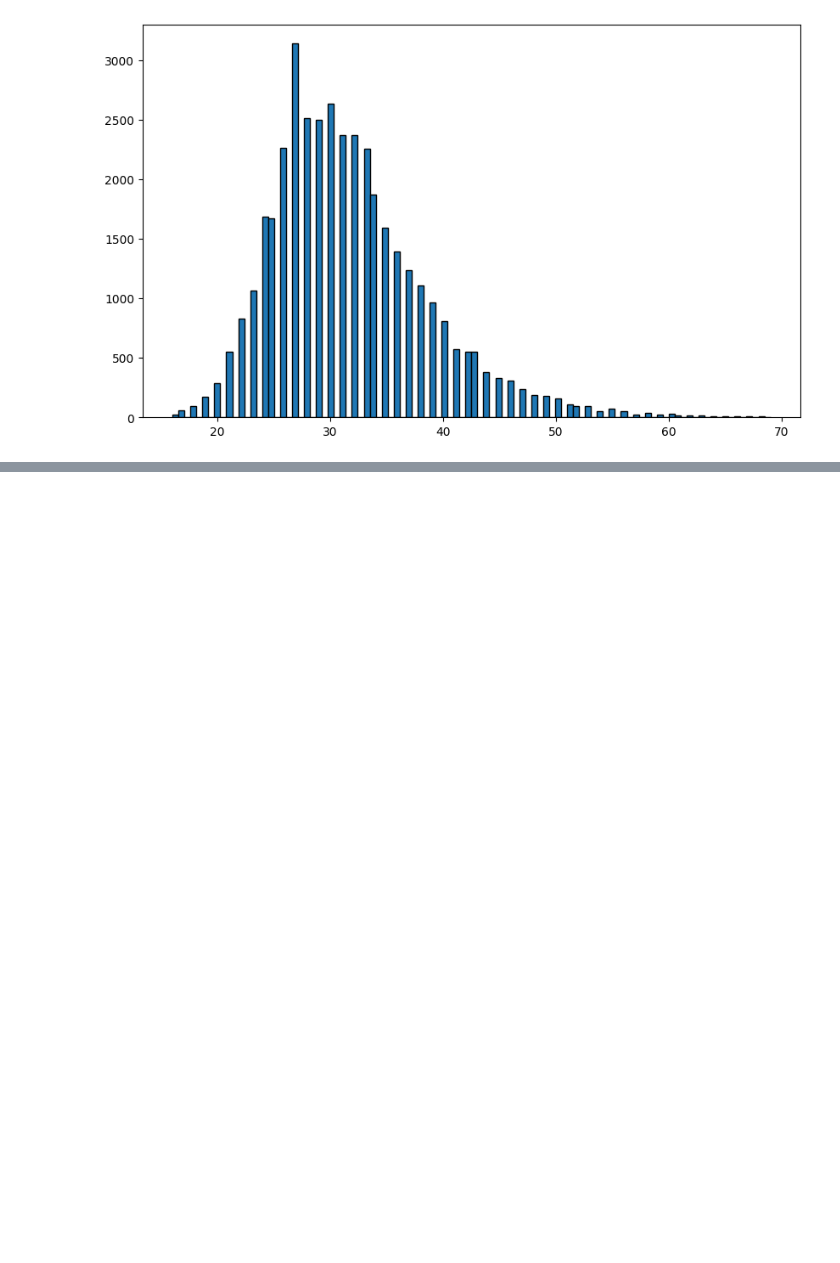
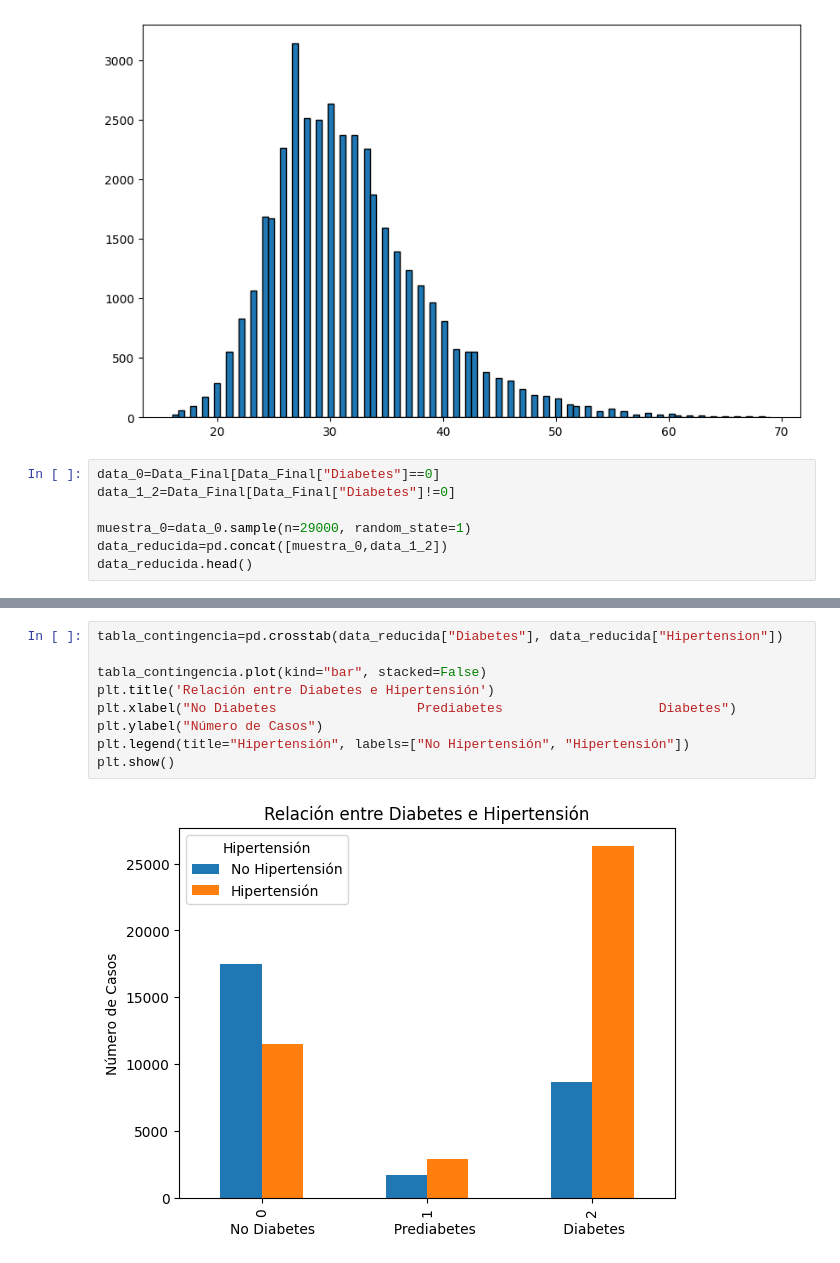
Before and after one commit to LISY125/PROYECTO-SIC---DIABETES-, a Jupyter notebook: Graficas.ipynb, the cells around one changed output, grey strips where cells are left out. Drawn from its saved outputs; the diff is of its cells as text; blank space fills up the shorter version.

```diff
--- a/Graficas.ipynb
+++ b/Graficas.ipynb
@@ -98,3 +91,10 @@ plt.hist(Data_diabetes["IMC"], bins=100,edgecolor="black")
 plt.show()
 # %% [output]
 [figure]
+# %%
+data_0=Data_Final[Data_Final["Diabetes"]==0]
+data_1_2=Data_Final[Data_Final["Diabetes"]!=0]
+
+muestra_0=data_0.sample(n=29000, random_state=1)
+data_reducida=pd.concat([muestra_0,data_1_2])
+data_reducida.head()
@@ -100,0 +109,11 @@ plt.show()
+# %%
+tabla_contingencia=pd.crosstab(data_reducida["Diabetes"], data_reducida["Hipertension"])
+
+tabla_contingencia.plot(kind="bar", stacked=False)
+plt.title('Relación entre Diabetes e Hipertensión')
+plt.xlabel("No Diabetes                  Prediabetes                    Diabetes")
+plt.ylabel("Número de Casos")
+plt.legend(title="Hipertensión", labels=["No Hipertensión", "Hipertensión"])
+plt.show()
+# %% [output]
+[figure, added]
```
Also changed, not shown: parts of 5 cells of this notebook, 1 other file.
